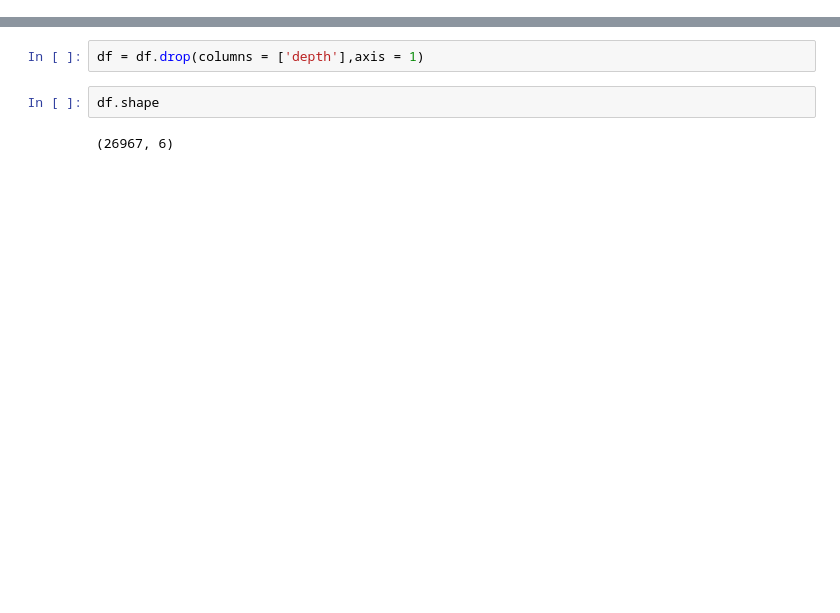
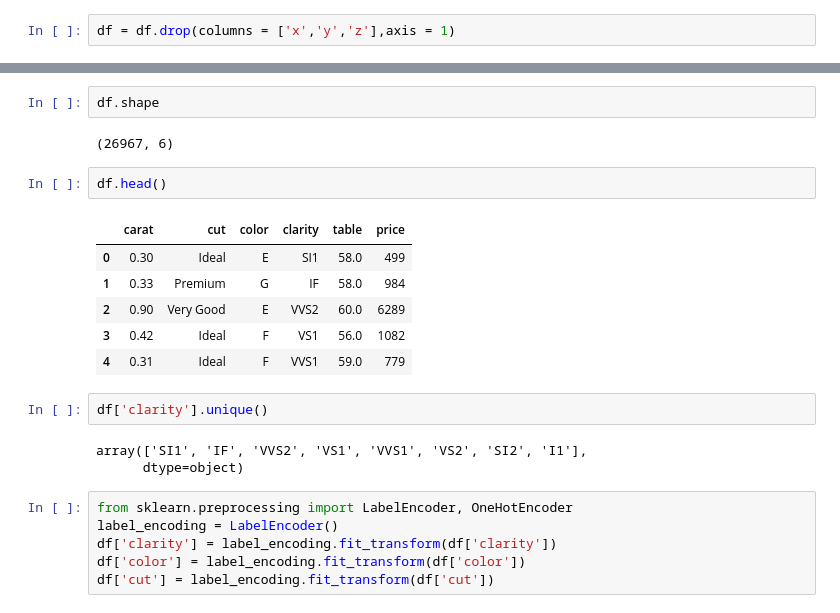
Before and after one commit to bhuvi123456/GemStone-Project, a Jupyter notebook: notebooks/Data/EDA.ipynb, the cells around one changed output, grey strips where cells are left out. Saved outputs shown, nothing was run; the diff lists cells and outputs as text; blank space fills up the shorter version.

```diff
--- a/notebooks/Data/EDA.ipynb
+++ b/notebooks/Data/EDA.ipynb
@@ -301,0 +288,2 @@ df = df.drop(columns = ['x','y','z'],axis = 1)
+# %%
+df = df.drop(columns = ['x','y','z'],axis = 1)
@@ -314,9 +306,27 @@ sns.pairplot(df_sample)
 # %% [output]
 <seaborn.axisgrid.PairGrid at 0x...>
 [figure]
-# %%
-df = df.drop(columns = ['depth'],axis = 1)
 # %%
 df.shape
 # %% [output]
 (26967, 6)
+# %%
+df.head()
+# %% [output]
+|  | carat | cut | color | clarity | table | price |
+| 0 | 0.30 | Ideal | E | SI1 | 58.0 | 499 |
+| 1 | 0.33 | Premium | G | IF | 58.0 | 984 |
+| 2 | 0.90 | Very Good | E | VVS2 | 60.0 | 6289 |
+| 3 | 0.42 | Ideal | F | VS1 | 56.0 | 1082 |
+| 4 | 0.31 | Ideal | F | VVS1 | 59.0 | 779 |
+# %%
+df['clarity'].unique()
+# %% [output]
+array(['SI1', 'IF', 'VVS2', 'VS1', 'VVS1', 'VS2', 'SI2', 'I1'],
+      dtype=object)
+# %%
+from sklearn.preprocessing import LabelEncoder, OneHotEncoder
+label_encoding = LabelEncoder()
+df['clarity'] = label_encoding.fit_transform(df['clarity'])
+df['color'] = label_encoding.fit_transform(df['color'])
+df['cut'] = label_encoding.fit_transform(df['cut'])
```
Also changed, not shown: parts of 15 cells of this notebook, 5 other files.
